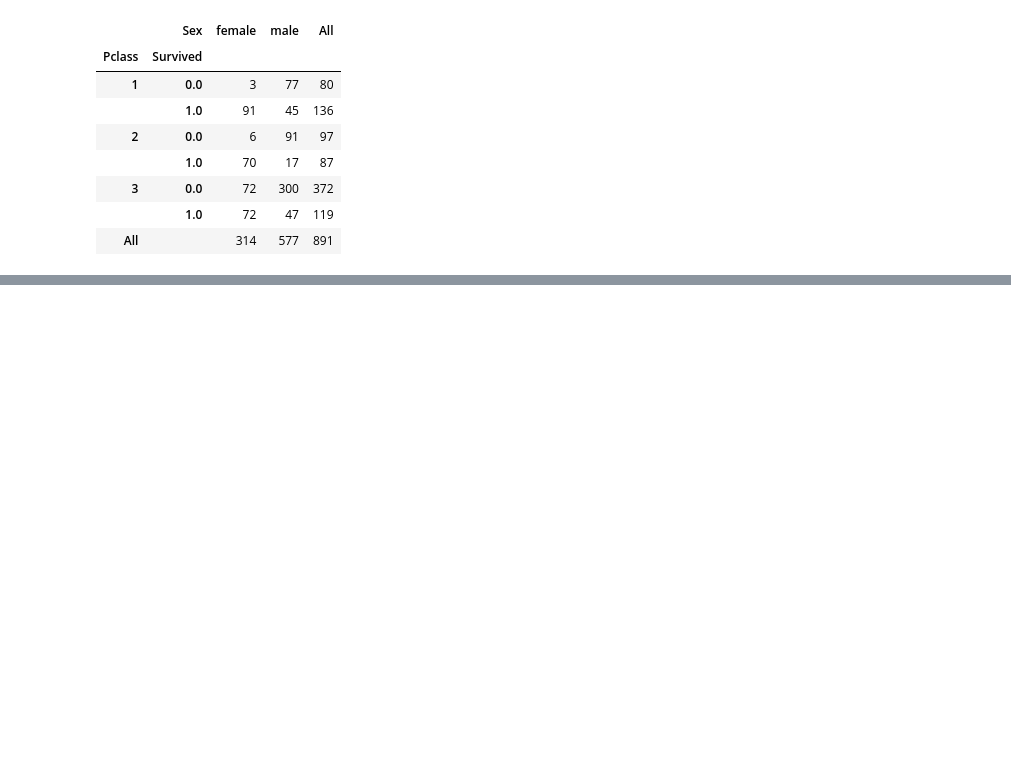
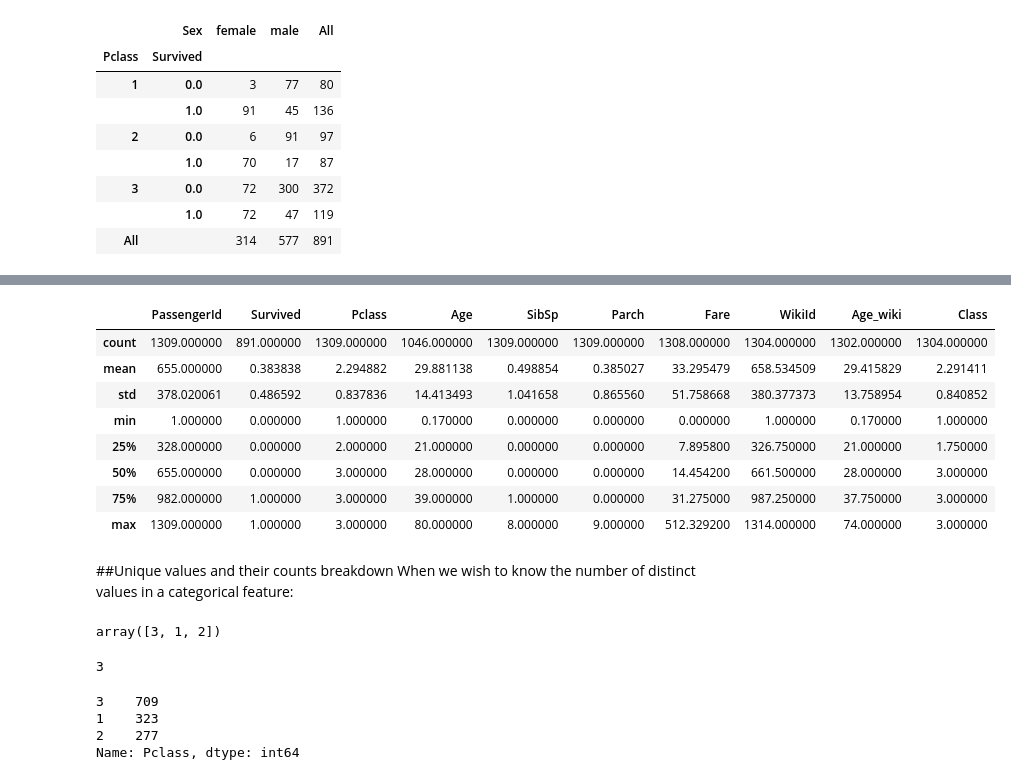
Before and after one commit to ReutEdvi/pandas, a Jupyter notebook: PandasDemo.ipynb, the cells around one changed output, grey strips where cells are left out. Cells and saved outputs as stored; diff of their text form; code cells hidden in the pictures; blank space fills up the shorter version.

```diff
--- a/PandasDemo.ipynb
+++ b/PandasDemo.ipynb
@@ -142,0 +189,34 @@ class_freq_df
+# %%
+#or use the describe function
+titanic_df.describe()
+# %% [output]
+|  | PassengerId | Survived | Pclass | Age | SibSp | Parch | Fare | WikiId | Age_wiki | Class |
+| count | 1309.000000 | 891.000000 | 1309.000000 | 1046.000000 | 1309.000000 | 1309.000000 | 1308.000000 | 1304.000000 | 1302.000000 | 1304.000000 |
+| mean | 655.000000 | 0.383838 | 2.294882 | 29.881138 | 0.498854 | 0.385027 | 33.295479 | 658.534509 | 29.415829 | 2.291411 |
+| std | 378.020061 | 0.486592 | 0.837836 | 14.413493 | 1.041658 | 0.865560 | 51.758668 | 380.377373 | 13.758954 | 0.840852 |
+| min | 1.000000 | 0.000000 | 1.000000 | 0.170000 | 0.000000 | 0.000000 | 0.000000 | 1.000000 | 0.170000 | 1.000000 |
+| 25% | 328.000000 | 0.000000 | 2.000000 | 21.000000 | 0.000000 | 0.000000 | 7.895800 | 326.750000 | 21.000000 | 1.750000 |
+| 50% | 655.000000 | 0.000000 | 3.000000 | 28.000000 | 0.000000 | 0.000000 | 14.454200 | 661.500000 | 28.000000 | 3.000000 |
+| 75% | 982.000000 | 1.000000 | 3.000000 | 39.000000 | 1.000000 | 0.000000 | 31.275000 | 987.250000 | 37.750000 | 3.000000 |
+| max | 1309.000000 | 1.000000 | 3.000000 | 80.000000 | 8.000000 | 9.000000 | 512.329200 | 1314.000000 | 74.000000 | 3.000000 |
+# %% [markdown]
+##Unique values and their counts breakdown
+When we wish to know the number of distinct values in a categorical feature:
+# %%
+#How many passenger classes are there? what are they?
+titanic_df.Pclass.unique()
+# %% [output]
+array([3, 1, 2])
+# %%
+titanic_df.Pclass.nunique()
+# %% [output]
+3
+# %%
+#And how many of each class?
+
+titanic_df.Pclass.value_counts()
+# %% [output]
+3    709
+1    323
+2    277
+Name: Pclass, dtype: int64
```
Also changed, not shown: parts of 23 cells of this notebook.
